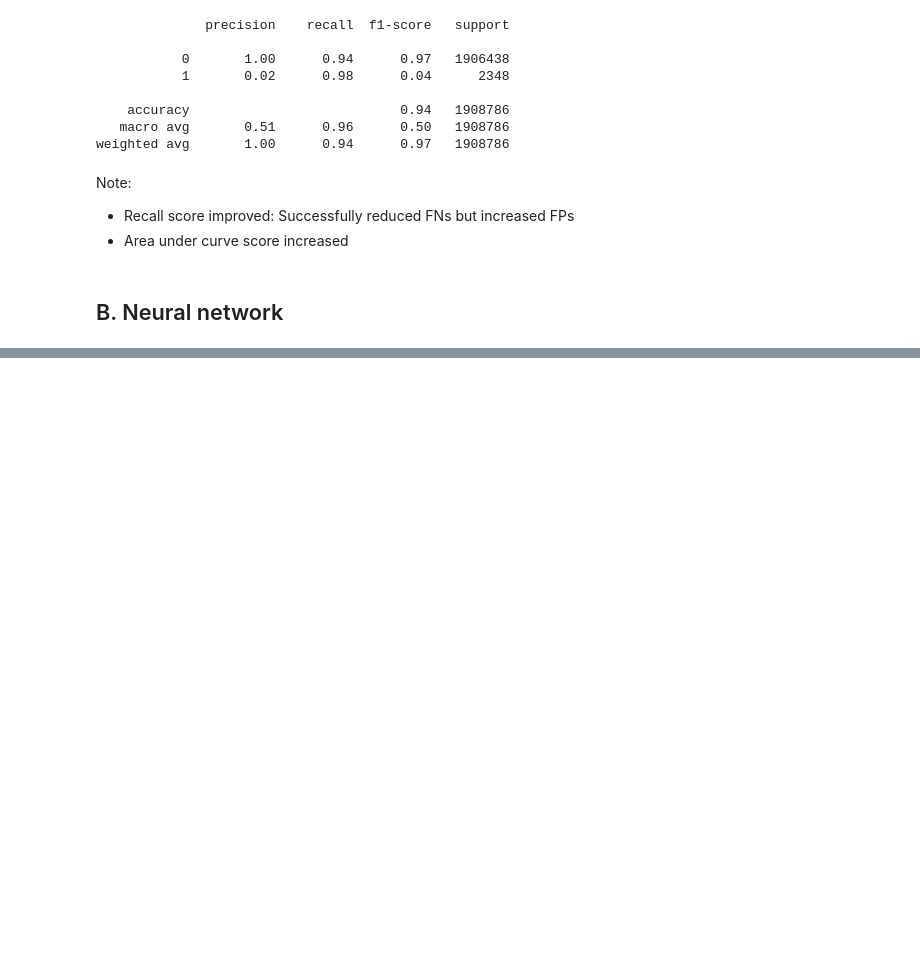
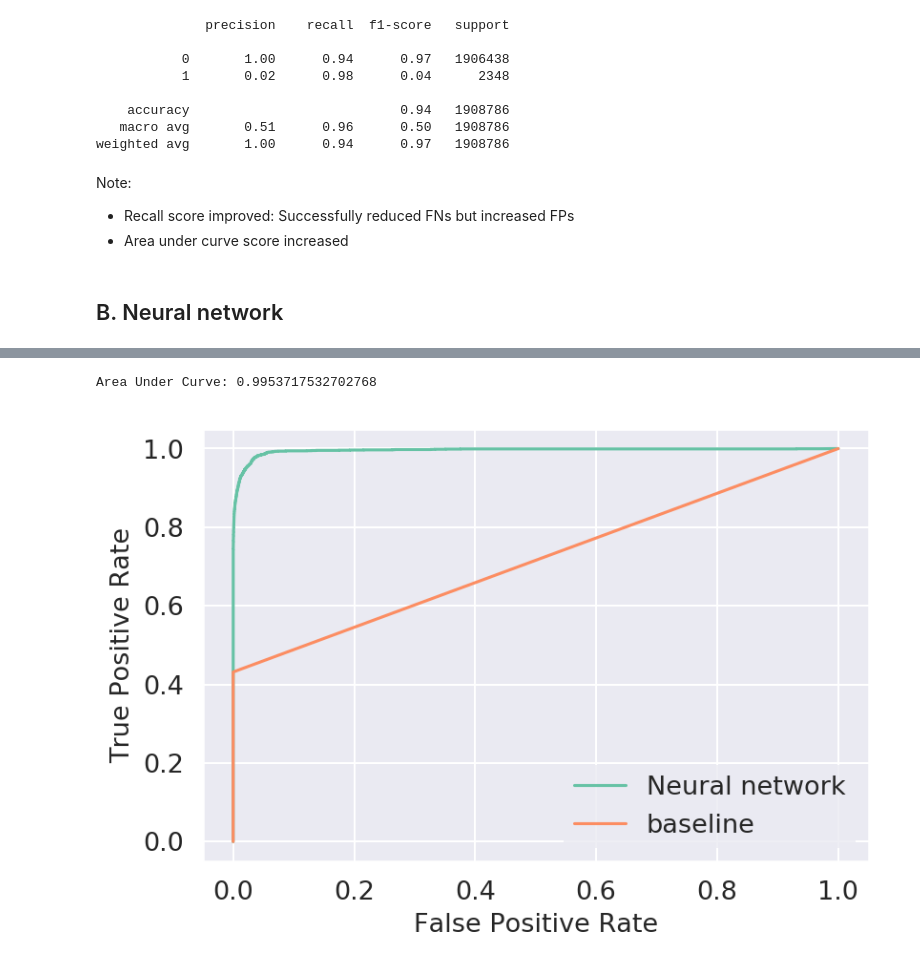
Before and after one commit to soyhyoj/CodeOp1-DA1-FraudDetectionPaysim, a Jupyter notebook: notebooks/prediction-HJ.ipynb, the cells around one changed output, grey strips where cells are left out. Saved outputs shown, nothing was run; the diff lists cells and outputs as text; code cells hidden in the pictures; blank space fills up the shorter version.

```diff
--- a/notebooks/prediction-HJ.ipynb
+++ b/notebooks/prediction-HJ.ipynb
@@ -392,0 +468,19 @@ ValueError: Sequential should be a binary classifier
+# %%
+# Generate predicted y values
+y_prediction_nn_2 = nn_model_2.predict(X_test)
+# %%
+# Print the auc score
+print(f'Area Under Curve: {roc_auc_score(y_test, y_prediction_nn_2)}')
+
+# Plot roc_curve
+fpr_nn_2, tpr_nn_2, _ = roc_curve(y_test, y_prediction_nn_2)
+
+plt.plot(fpr_nn_2, tpr_nn_2, label='Neural network')
+plt.plot(fpr_base, tpr_base, label='baseline')
+plt.xlabel('False Positive Rate')
+plt.ylabel('True Positive Rate')
+plt.legend()
+plt.show()
+# %% [output]
+Area Under Curve: 0.9953717532702768
+[figure, added]
```
Also changed, not shown: parts of 15 cells of this notebook.
